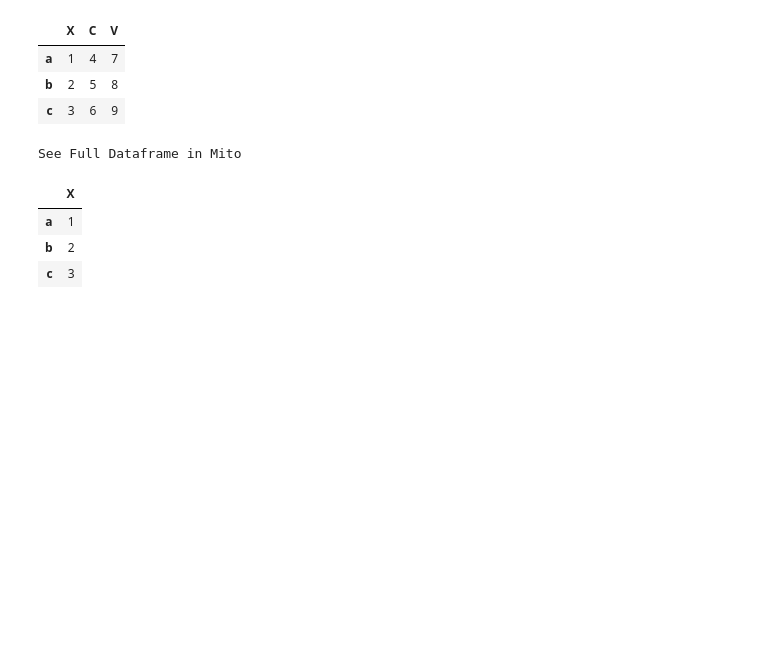
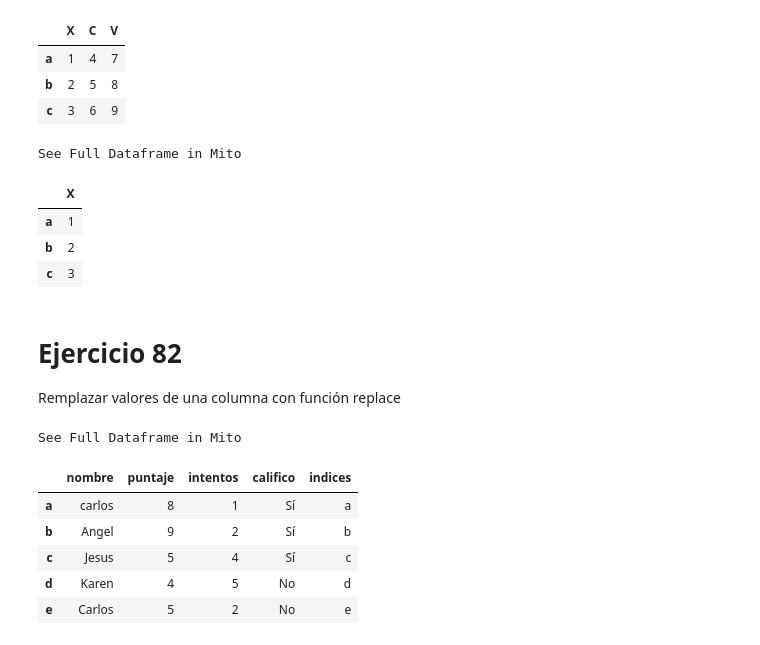
Before and after one commit to TherealVL/Ejercicios_Pandas, a Jupyter notebook: Ejercicios_Panda.ipynb, the cells around one changed output. Drawn from its saved outputs; the diff is of its cells as text; code cells hidden in the pictures; blank space fills up the shorter version.

Commit message:
Ejercicio 82

```diff
--- a/Ejercicios_Panda.ipynb
+++ b/Ejercicios_Panda.ipynb
@@ -1120,3 +1120,18 @@ See Full Dataframe in Mito
 | a | 1 |
 | b | 2 |
 | c | 3 |
+# %% [markdown]
+# Ejercicio 82
+Remplazar valores de una columna con función replace
+# %%
+df77["nombre"] = df77["nombre"].replace("calos","carlos")
+
+df77
+# %% [output]
+See Full Dataframe in Mito
+|  | nombre | puntaje | intentos | califico | indices |
+| a | carlos | 8 | 1 | Sí | a |
+| b | Angel | 9 | 2 | Sí | b |
+| c | Jesus | 5 | 4 | Sí | c |
+| d | Karen | 4 | 5 | No | d |
+| e | Carlos | 5 | 2 | No | e |
```
